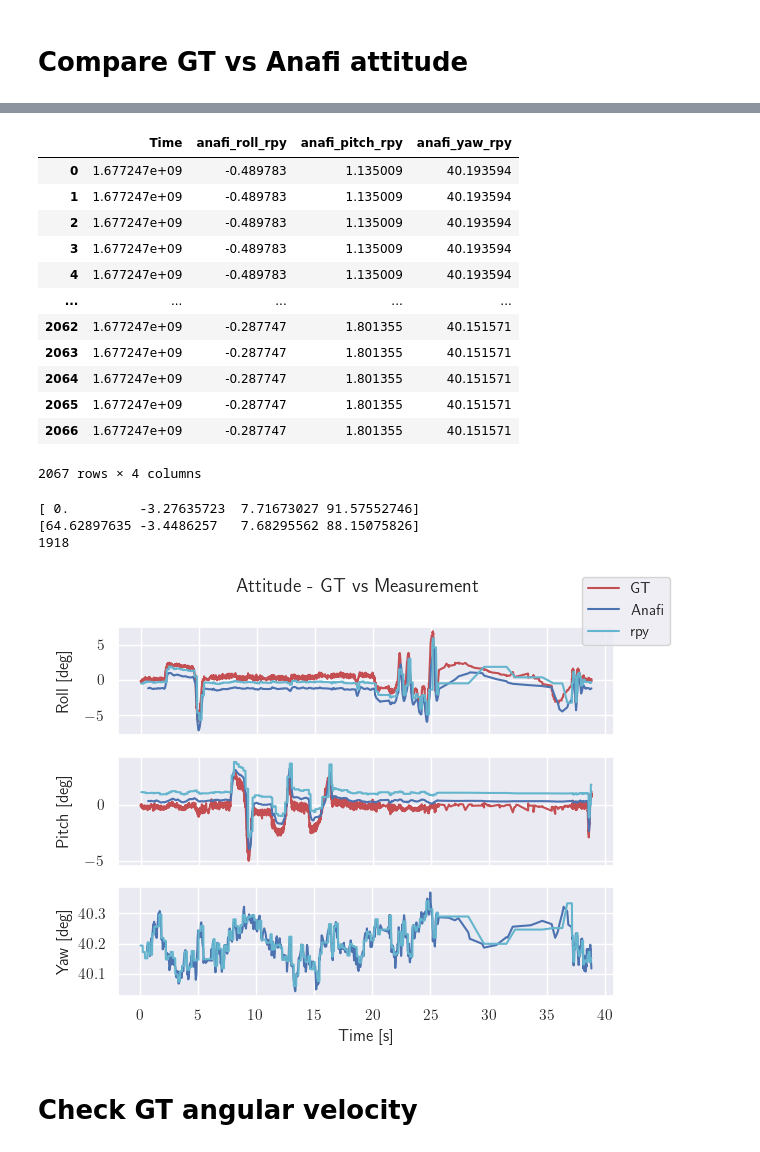
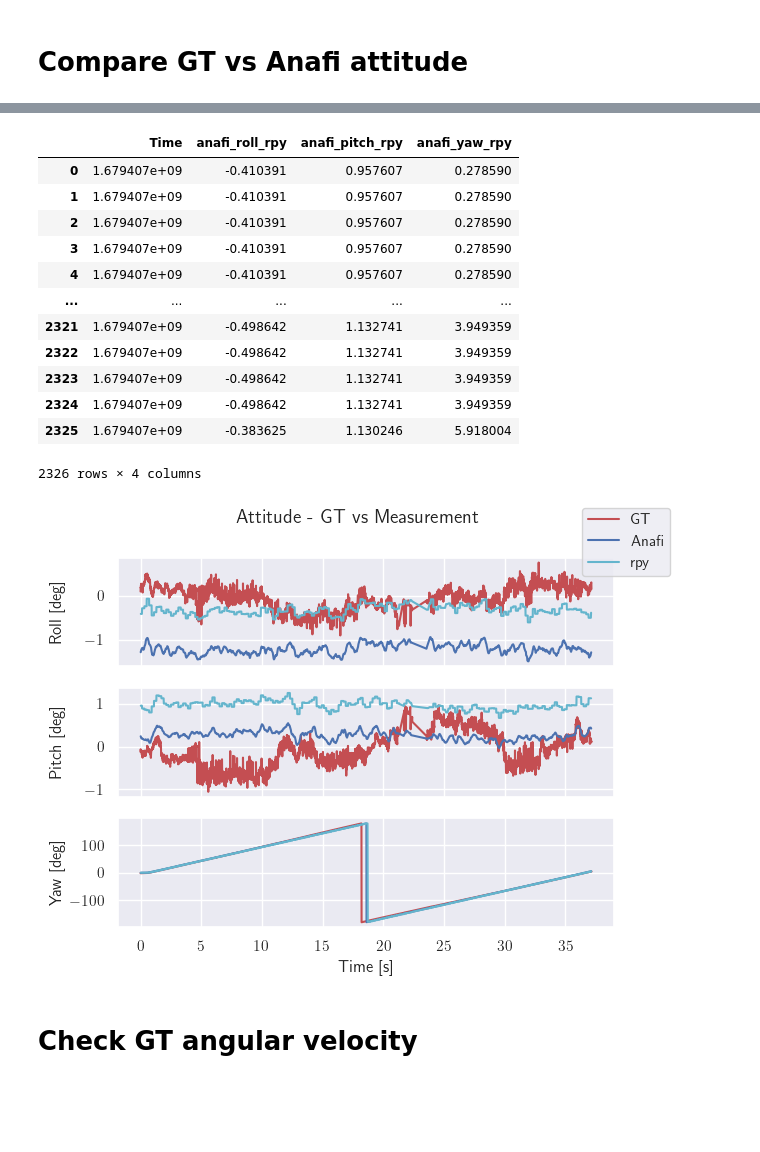
Before and after one commit to simenallum/msc_thesis, a Jupyter notebook: offline_utils/analysis/pix2geo/evaluate_pix2geo.ipynb, the cells around one changed output, grey strips where cells are left out. Saved outputs shown, nothing was run; the diff lists cells and outputs as text; code cells hidden in the pictures; blank space fills up the shorter version.

```diff
--- a/offline_utils/analysis/pix2geo/evaluate_pix2geo.ipynb
+++ b/offline_utils/analysis/pix2geo/evaluate_pix2geo.ipynb
@@ -105,6 +141,6 @@ def get_np_arr_without_nan(df, datacols_list, remove_identicals=True):
 # %%
 # b = bagreader('/Users/simenallum/Library/CloudStorage/OneDrive-NTNU/Project thesis - bagfiles/lab/square/no_perception/2022-11-08-11-56-31.bag')
 # b = bagreader('/Users/simenallum/Library/CloudStorage/OneDrive-NTNU/Project thesis - bagfiles/lab/mission/no_perception/2022-11-08-11-19-46.bag')
-b = bagreader('/home/msccomputer/Downloads/2022-11-11-09-08-55.bag')
+b = bagreader('/home/msccomputer/catkin_ws/src/msc_thesis/test_tools/scripts/live_rosbaging/rosbags/all/eval_pix2geo/yaw/2023-03-21-15-02-54.bag')
 b.topic_table
 # %% [output]
@@ -256,18 +293,18 @@ df_anafi_rpy = rename_columns(df_anafi_rpy[["Time", "vector.x", "vector.y", "vec
 df_anafi_rpy
 # %% [output]
 |  | Time | anafi_roll_rpy | anafi_pitch_rpy | anafi_yaw_rpy |
-| 0 | 1.677247e+09 | -0.489783 | 1.135009 | 40.193594 |
-| 1 | 1.677247e+09 | -0.489783 | 1.135009 | 40.193594 |
-| 2 | 1.677247e+09 | -0.489783 | 1.135009 | 40.193594 |
-| 3 | 1.677247e+09 | -0.489783 | 1.135009 | 40.193594 |
-| 4 | 1.677247e+09 | -0.489783 | 1.135009 | 40.193594 |
+| 0 | 1.679407e+09 | -0.410391 | 0.957607 | 0.278590 |
+| 1 | 1.679407e+09 | -0.410391 | 0.957607 | 0.278590 |
+| 2 | 1.679407e+09 | -0.410391 | 0.957607 | 0.278590 |
+| 3 | 1.679407e+09 | -0.410391 | 0.957607 | 0.278590 |
+| 4 | 1.679407e+09 | -0.410391 | 0.957607 | 0.278590 |
 | ... | ... | ... | ... | ... |
-| 2062 | 1.677247e+09 | -0.287747 | 1.801355 | 40.151571 |
-| 2063 | 1.677247e+09 | -0.287747 | 1.801355 | 40.151571 |
-| 2064 | 1.677247e+09 | -0.287747 | 1.801355 | 40.151571 |
-| 2065 | 1.677247e+09 | -0.287747 | 1.801355 | 40.151571 |
-| 2066 | 1.677247e+09 | -0.287747 | 1.801355 | 40.151571 |
+| 2321 | 1.679407e+09 | -0.498642 | 1.132741 | 3.949359 |
+| 2322 | 1.679407e+09 | -0.498642 | 1.132741 | 3.949359 |
+| 2323 | 1.679407e+09 | -0.498642 | 1.132741 | 3.949359 |
+| 2324 | 1.679407e+09 | -0.498642 | 1.132741 | 3.949359 |
+| 2325 | 1.679407e+09 | -0.383625 | 1.130246 | 5.918004 |
-2067 rows × 4 columns
+2326 rows × 4 columns
 # %%
 df_merged_attitude = sync_dfs_based_on_time([df_gt_anafi_attitude, df_anafi_attitude, df_anafi_rpy])
 
@@ -280,10 +317,6 @@ df_merged_attitude
 np_gt_anafi_attitude = get_np_arr_without_nan(df_merged_attitude, ["gt_anafi_roll",	"gt_anafi_pitch",	"gt_anafi_yaw"])
 np_anafi_attitude = get_np_arr_without_nan(df_merged_attitude, ["anafi_roll",	"anafi_pitch",	"anafi_yaw"])
 np_anafi_rpy = get_np_arr_without_nan(df_merged_attitude, ["anafi_roll_rpy", "anafi_pitch_rpy", "anafi_yaw_rpy"], remove_identicals=False)
-# %% [output]
-[ 0.         -3.27635723  7.71673027 91.57552746]
-[64.62897635 -3.4486257   7.68295562 88.15075826]
-1918
 # %%
 fig, axs = plt.subplots(3, 1)
 
@@ -298,35 +331,35 @@ axs[0].set_xticklabels([])
 
 
 axs[1].plot(np_gt_anafi_attitude[:,0], np_gt_anafi_attitude[:,2],'-', ms=1, c='r')
 axs[1].plot(np_anafi_attitude[:,0], np_anafi_attitude[:,2],'-', ms=1, c='b')
 axs[1].plot(np_anafi_rpy[:,0], np_anafi_rpy[:,2],'-', ms=1, c='c')
 
 
 axs[1].set_xticklabels([])
 axs[1].set_ylabel('Pitch [deg]')
 axs[1].grid(True)
 axs[1].set_xticklabels([])
 
 
 
-# axs[2].plot(np_gt_anafi_attitude[:,0], np_gt_anafi_attitude[:,3],'-', ms=1, c='r')
+axs[2].plot(np_gt_anafi_attitude[:,0], np_gt_anafi_attitude[:,3],'-', ms=1, c='r')
 axs[2].plot(np_anafi_attitude[:,0], np_anafi_attitude[:,3],'-', ms=1, c='b')
 axs[2].plot(np_anafi_rpy[:,0], np_anafi_rpy[:,3],'-', ms=1, c='c')
 
 
 axs[2].set_xlabel('Time [s]')
 axs[2].set_ylabel('Yaw [deg]')
 axs[2].grid(True)
 
 handles, labels = axs[2].get_legend_handles_labels()
 labels = ["GT", "Anafi", "rpy"]
 fig.legend(labels, loc='upper right', ncol=1)
 fig.suptitle('Attitude - GT vs Measurement', fontsize=14)
 fig.align_ylabels(axs)
 
 plt.show()
 # %% [output]
-[figure, old version]
+[figure, new version]
 # %% [markdown]
 # Check GT angular velocity
 # %%
```
Also changed, not shown: parts of 24 cells of this notebook, 3 other files.
